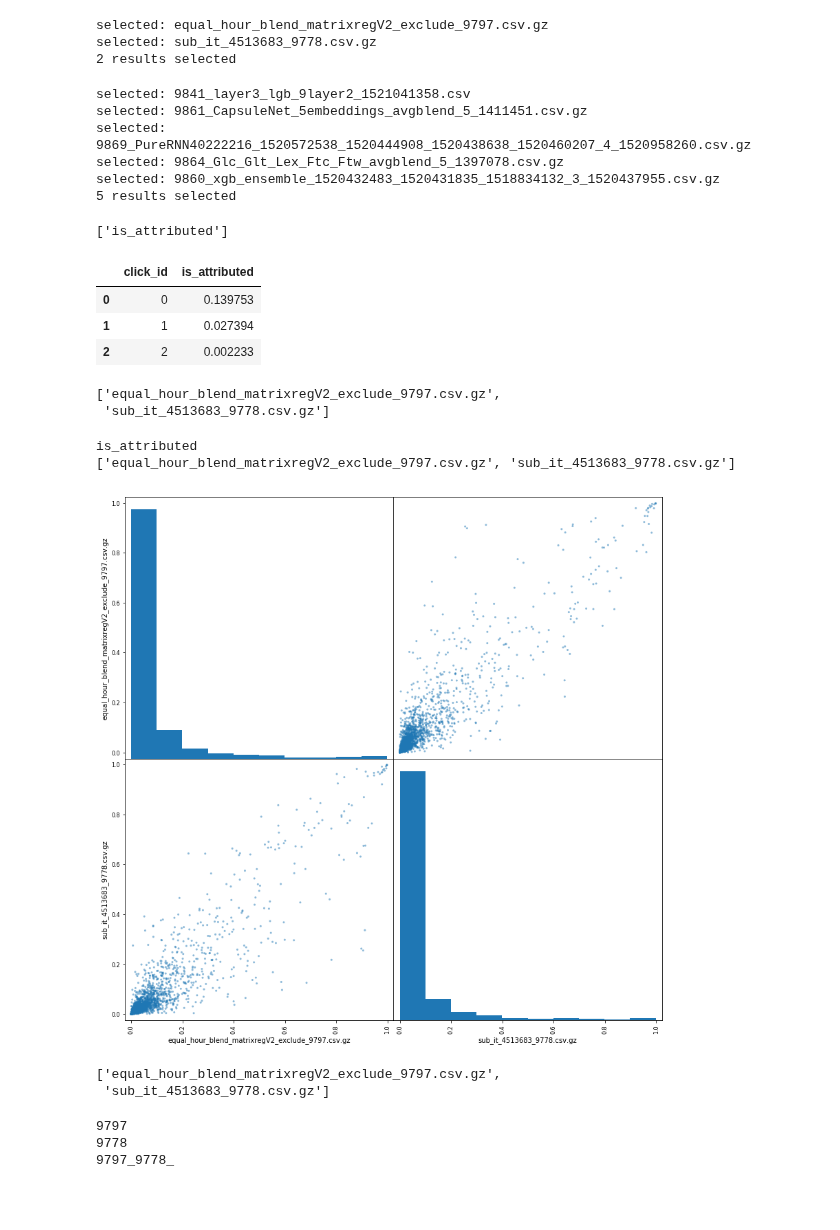
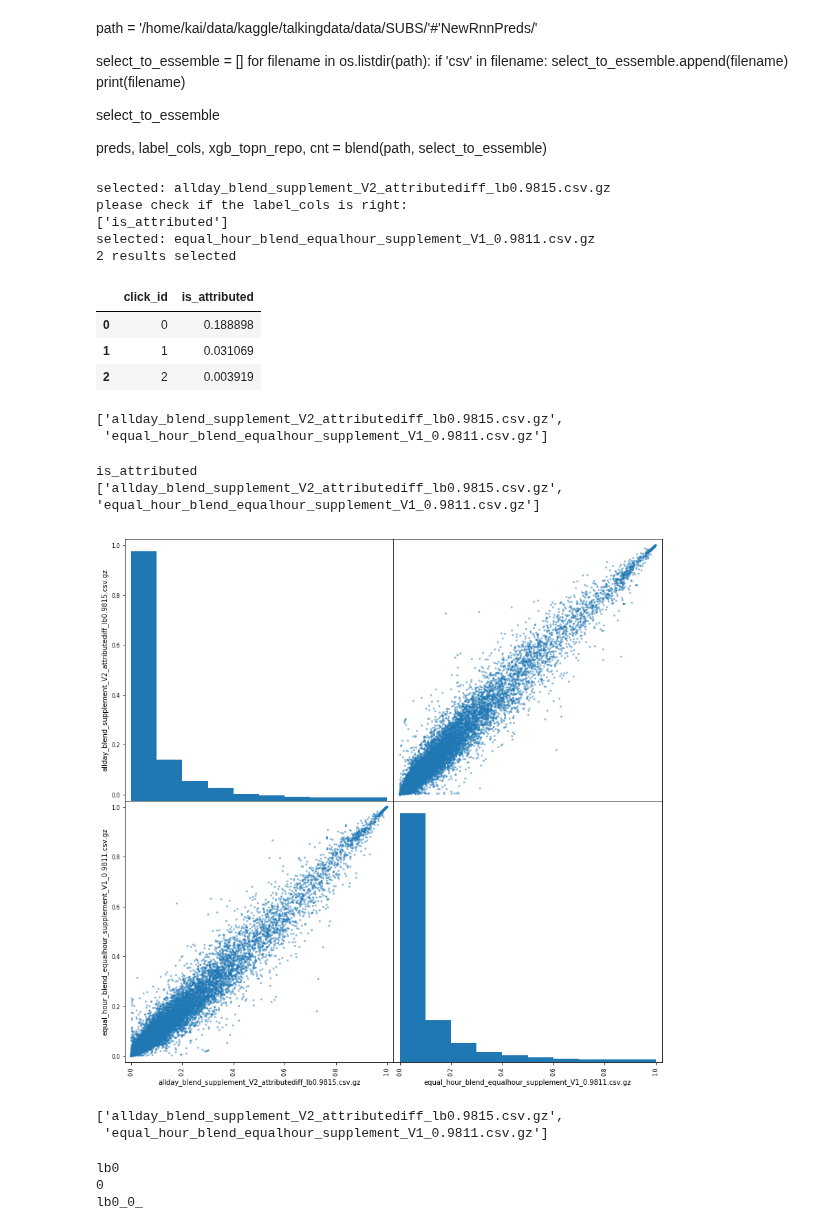
Before and after one commit to wluo-personal/Kaggle, a Jupyter notebook: talkingdata/sc/blend_and_analysis.ipynb, the cells around one changed output. Drawn from its saved outputs; the diff is of its cells as text; code cells hidden in the pictures; blank space fills up the shorter version.

```diff
--- a/talkingdata/sc/blend_and_analysis.ipynb
+++ b/talkingdata/sc/blend_and_analysis.ipynb
@@ -75,27 +61,38 @@ select_to_essemble
-# %%
-preds, label_cols, xgb_topn_repo, cnt = blend(path, select_to_essemble)
-# %% [output]
-selected: equal_hour_blend_matrixregV2_exclude_9797.csv.gz
-selected: sub_it_4513683_9778.csv.gz
-2 results selected
+# %% [markdown]
+path = '/home/kai/data/kaggle/talkingdata/data/SUBS/'#'NewRnnPreds/'
+
+select_to_essemble = []
+for filename in os.listdir(path):
+    if 'csv' in filename:
+        select_to_essemble.append(filename)
+        print(filename)
+
+select_to_essemble
+
+preds, label_cols, xgb_topn_repo, cnt = blend(path, select_to_essemble)
 # %%
 path = '/home/kai/data/kaggle/talkingdata/data/SUBS/'
 
 select_to_essemble = [
-    'equal_hour_blend_matrixregV2_exclude_9797.csv.gz',
-    'sub_it_4513683_9778.csv.gz'
+    #'equal_hour_blend_matrixregV5_leaf61_firsttimediff_exclude_lb0.9800.csv.gz',
+    'allday_blend_supplement_V2_attributediff_lb0.9815.csv.gz',
+    'equal_hour_blend_equalhour_supplement_V1_0.9811.csv.gz'
+    #'sub_it_4513683_9778.csv.gz',
+    #'wordbatch_fm_ftrl_4525246_9769.csv.gz'
 ]
 
 weights = {
-    'equal_hour_blend_matrixregV2_exclude_9797.csv.gz':0.7,
-    'sub_it_4513683_9778.csv.gz':0.3,
+    'allday_blend_supplement_V2_attributediff_lb0.9815.csv.gz':0.6,
+    'equal_hour_blend_equalhour_supplement_V1_0.9811.csv.gz':0.4
+#     'equal_hour_blend_matrixregV5_leaf61_firsttimediff_exclude_lb0.9800.csv.gz':0.7,
+#     'sub_it_4513683_9778.csv.gz':0.3,
+    #'wordbatch_fm_ftrl_4525246_9769.csv.gz':0.2
 }
 
 preds, label_cols, xgb_topn_repo, cnt = blend(path, select_to_essemble, weights)
 # %% [output]
-selected: 9841_layer3_lgb_9layer2_1521041358.csv
-selected: 9861_CapsuleNet_5embeddings_avgblend_5_1411451.csv.gz
-selected: 9869_PureRNN40222216_1520572538_1520444908_1520438638_1520460207_4_1520958260.csv.gz
-selected: 9864_Glc_Glt_Lex_Ftc_Ftw_avgblend_5_1397078.csv.gz
-selected: 9860_xgb_ensemble_1520432483_1520431835_1518834132_3_1520437955.csv.gz
-5 results selected
+selected: allday_blend_supplement_V2_attributediff_lb0.9815.csv.gz
+please check if the label_cols is right:
+['is_attributed']
+selected: equal_hour_blend_equalhour_supplement_V1_0.9811.csv.gz
+2 results selected
@@ -104,19 +99,15 @@ import matplotlib.pyplot as plt
-# %%
-label_cols
-# %% [output]
-['is_attributed']
 # %%
 preds.head(3)
 # %% [output]
 |  | click_id | is_attributed |
-| 0 | 0 | 0.139753 |
-| 1 | 1 | 0.027394 |
-| 2 | 2 | 0.002233 |
+| 0 | 0 | 0.188898 |
+| 1 | 1 | 0.031069 |
+| 2 | 2 | 0.003919 |
 # %%
 list(xgb_topn_repo)
 # %% [output]
-['equal_hour_blend_matrixregV2_exclude_9797.csv.gz',
- 'sub_it_4513683_9778.csv.gz']
+['allday_blend_supplement_V2_attributediff_lb0.9815.csv.gz',
+ 'equal_hour_blend_equalhour_supplement_V1_0.9811.csv.gz']
 # %%
 import sys
 sys.path.append('/home/kai/data/shiyi/Kaggle/toxic/sc/stacking')
@@ -124,15 +116,15 @@ from toxic_utils import scatter_per_label
 %matplotlib inline
 # %%
-scatter_per_label(xgb_topn_repo, 'is_attributed', 3000)
+scatter_per_label(xgb_topn_repo, 'is_attributed', 30000)
 # %% [output]
 is_attributed
-['equal_hour_blend_matrixregV2_exclude_9797.csv.gz', 'sub_it_4513683_9778.csv.gz']
+['allday_blend_supplement_V2_attributediff_lb0.9815.csv.gz', 'equal_hour_blend_equalhour_supplement_V1_0.9811.csv.gz']
-[figure, old version]
+[figure, new version]
 # %%
 list(xgb_topn_repo)
 # %% [output]
-['equal_hour_blend_matrixregV2_exclude_9797.csv.gz',
- 'sub_it_4513683_9778.csv.gz']
+['allday_blend_supplement_V2_attributediff_lb0.9815.csv.gz',
+ 'equal_hour_blend_equalhour_supplement_V1_0.9811.csv.gz']
 # %%
 tempid = ''
 for selected in select_to_essemble:
@@ -143,7 +135,7 @@ for selected in select_to_essemble:
     tempid += temp + '_'
 print(tempid)
 # %% [output]
-9797
-9778
-9797_9778_
+lb0
+0
+lb0_0_
 # %%
```
Also changed, not shown: parts of 8 cells of this notebook, 11 other files.
